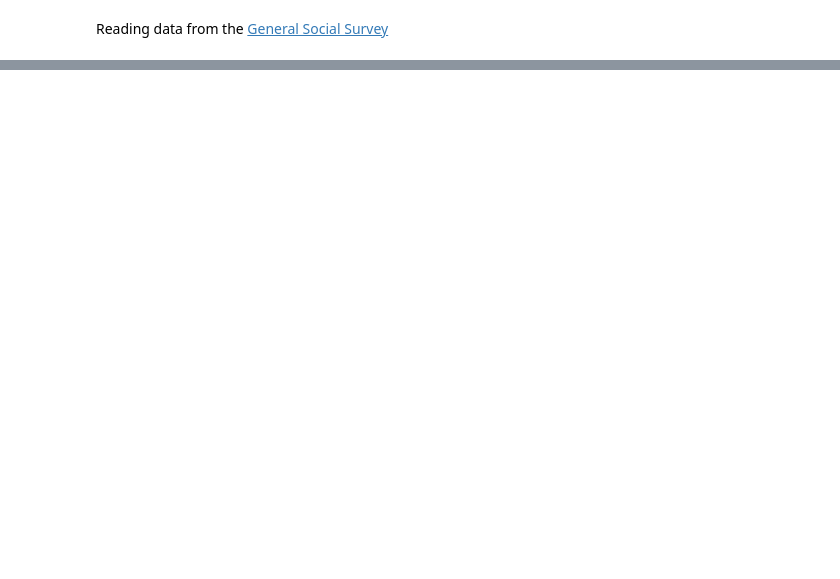
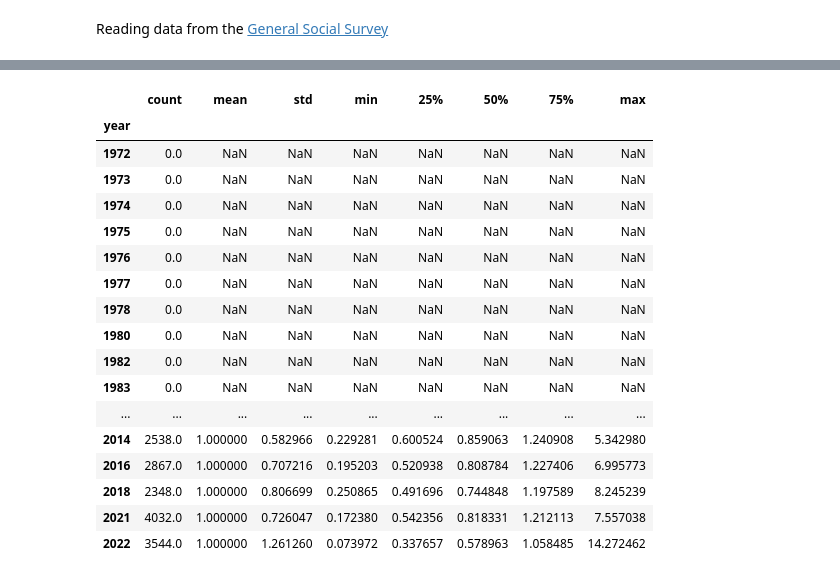
Before and after one commit to AllenDowney/GssExtract, a Jupyter notebook: notebooks/01_make_pacs_extract.ipynb, the cells around one changed output, grey strips where cells are left out. Cells and saved outputs as stored; diff of their text form; code cells hidden in the pictures; blank space fills up the shorter version.

```diff
--- a/notebooks/01_make_pacs_extract.ipynb
+++ b/notebooks/01_make_pacs_extract.ipynb
@@ -231,3 +239,24 @@ filename = "../data/raw/gss7221_r2.dta"
 gss = pd.read_stata(filename, columns=columns, convert_categoricals=False)
 # %% [output]
 [interactive output not drawn]
+# %%
+gss.groupby("year")["wtssps"].describe()
+# %% [output]
+|  | count | mean | std | min | 25% | 50% | 75% | max |
+| year |  |  |  |  |  |  |  |  |
+| 1972 | 0.0 | NaN | NaN | NaN | NaN | NaN | NaN | NaN |
+| 1973 | 0.0 | NaN | NaN | NaN | NaN | NaN | NaN | NaN |
+| 1974 | 0.0 | NaN | NaN | NaN | NaN | NaN | NaN | NaN |
+| 1975 | 0.0 | NaN | NaN | NaN | NaN | NaN | NaN | NaN |
+| 1976 | 0.0 | NaN | NaN | NaN | NaN | NaN | NaN | NaN |
+| 1977 | 0.0 | NaN | NaN | NaN | NaN | NaN | NaN | NaN |
+| 1978 | 0.0 | NaN | NaN | NaN | NaN | NaN | NaN | NaN |
+| 1980 | 0.0 | NaN | NaN | NaN | NaN | NaN | NaN | NaN |
+| 1982 | 0.0 | NaN | NaN | NaN | NaN | NaN | NaN | NaN |
+| 1983 | 0.0 | NaN | NaN | NaN | NaN | NaN | NaN | NaN |
+| ... | ... | ... | ... | ... | ... | ... | ... | ... |
+| 2014 | 2538.0 | 1.000000 | 0.582966 | 0.229281 | 0.600524 | 0.859063 | 1.240908 | 5.342980 |
+| 2016 | 2867.0 | 1.000000 | 0.707216 | 0.195203 | 0.520938 | 0.808784 | 1.227406 | 6.995773 |
+| 2018 | 2348.0 | 1.000000 | 0.806699 | 0.250865 | 0.491696 | 0.744848 | 1.197589 | 8.245239 |
+| 2021 | 4032.0 | 1.000000 | 0.726047 | 0.172380 | 0.542356 | 0.818331 | 1.212113 | 7.557038 |
+| 2022 | 3544.0 | 1.000000 | 1.261260 | 0.073972 | 0.337657 | 0.578963 | 1.058485 | 14.272462 |
```
Also changed, not shown: parts of 16 cells of this notebook, 3 other files.
